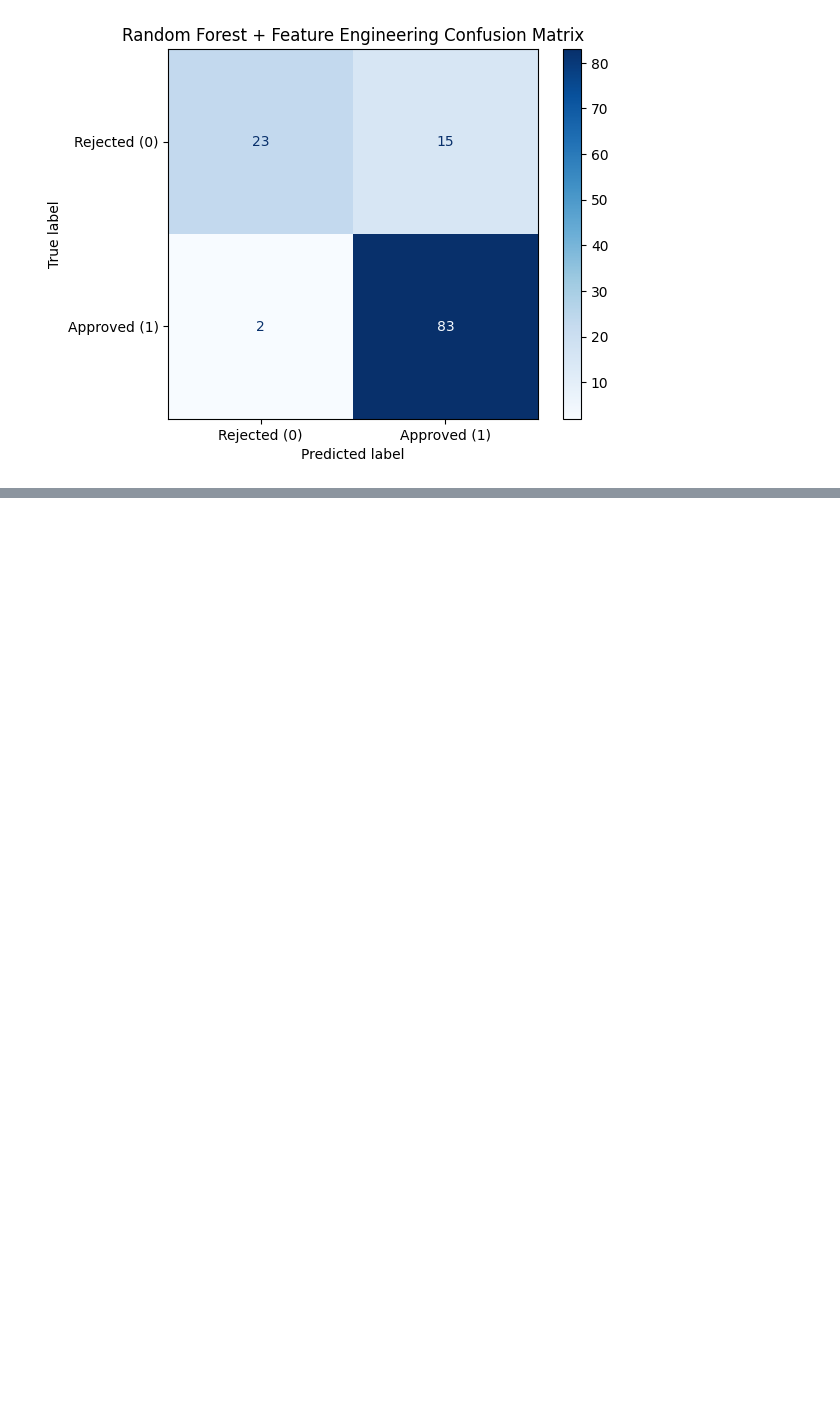
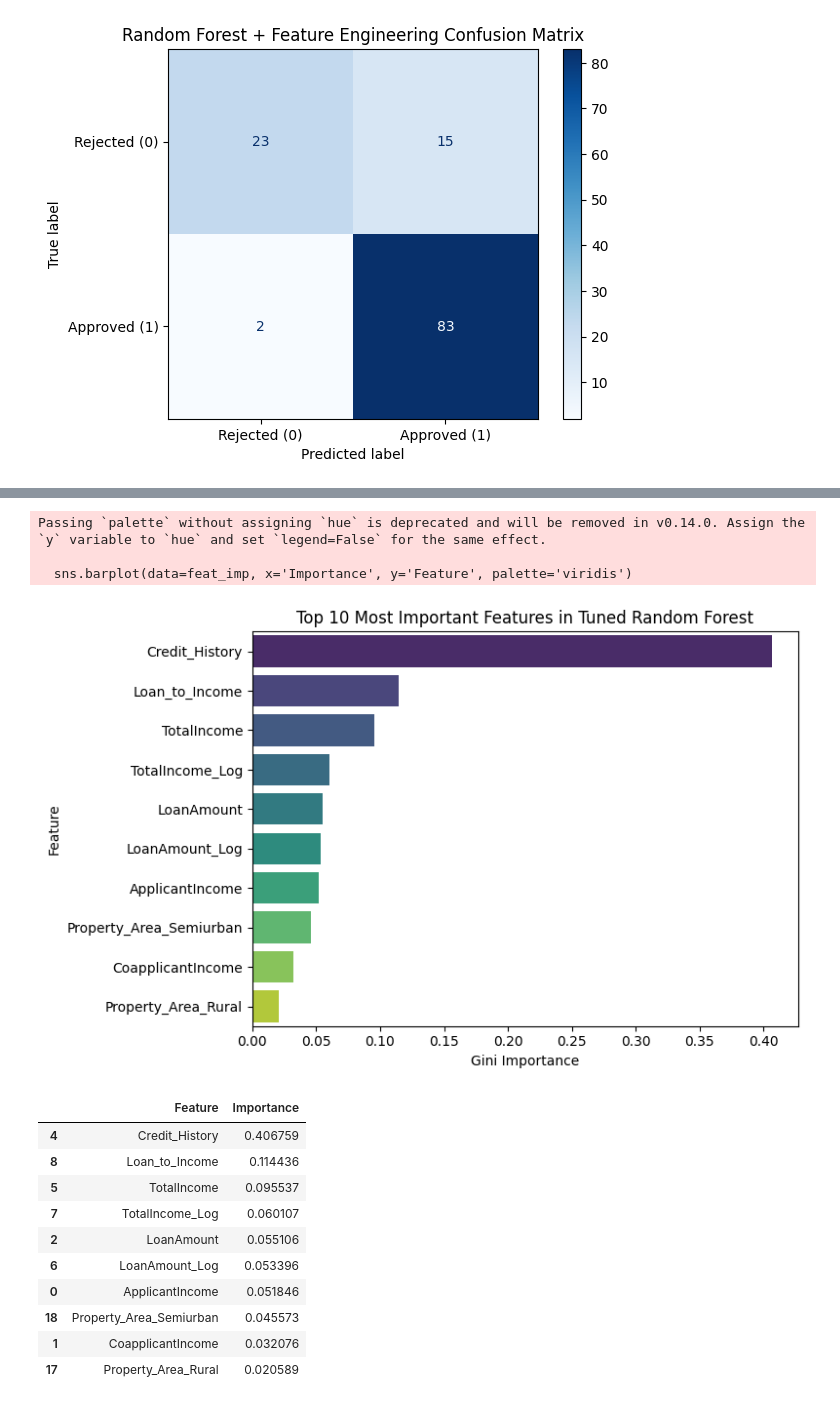
Before and after one commit to sanya-6976/loan-approval-ml-project, a Jupyter notebook: loan_approval_ml.ipynb, the cells around one changed output, grey strips where cells are left out. Drawn from its saved outputs; the diff is of its cells as text; code cells hidden in the pictures; blank space fills up the shorter version.

```diff
--- a/loan_approval_ml.ipynb
+++ b/loan_approval_ml.ipynb
@@ -253,0 +301,35 @@ Test ROC-AUC  : 0.8715
+# %%
+# 1. Extract feature names after preprocessing
+feature_names = best_model.named_steps['preprocessor'].get_feature_names_out()
+importances = best_model.named_steps['classifier'].feature_importances_
+
+# 2. Create clean DataFrame & plot Top 10 features
+feat_imp = pd.DataFrame({
+    'Feature': [name.replace('num__', '').replace('cat__', '') for name in feature_names],
+    'Importance': importances
+}).sort_values(by='Importance', ascending=False).head(10)
+
+plt.figure(figsize=(8, 5))
+sns.barplot(data=feat_imp, x='Importance', y='Feature', palette='viridis')
+plt.title('Top 10 Most Important Features in Tuned Random Forest')
+plt.xlabel('Gini Importance')
+plt.tight_layout()
+plt.show()
+
+display(feat_imp)
+# %% [output]
+Passing `palette` without assigning `hue` is deprecated and will be removed in v0.14.0. Assign the `y` variable to `hue` and set `legend=False` for the same effect.
+
+  sns.barplot(data=feat_imp, x='Importance', y='Feature', palette='viridis')
+[figure, added]
+|  | Feature | Importance |
+| 4 | Credit_History | 0.406759 |
+| 8 | Loan_to_Income | 0.114436 |
+| 5 | TotalIncome | 0.095537 |
+| 7 | TotalIncome_Log | 0.060107 |
+| 2 | LoanAmount | 0.055106 |
+| 6 | LoanAmount_Log | 0.053396 |
+| 0 | ApplicantIncome | 0.051846 |
+| 18 | Property_Area_Semiurban | 0.045573 |
+| 1 | CoapplicantIncome | 0.032076 |
+| 17 | Property_Area_Rural | 0.020589 |
```
Also changed, not shown: parts of 1 cell of this notebook.
